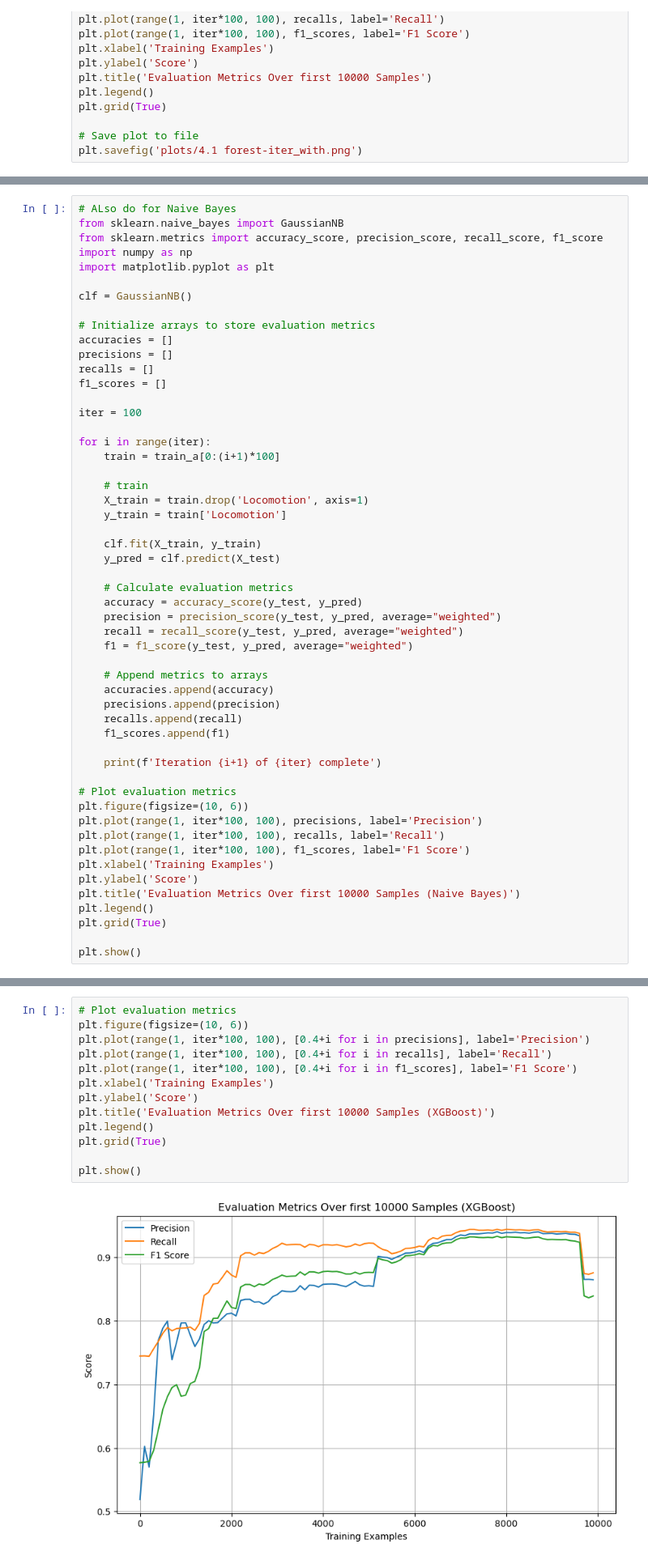
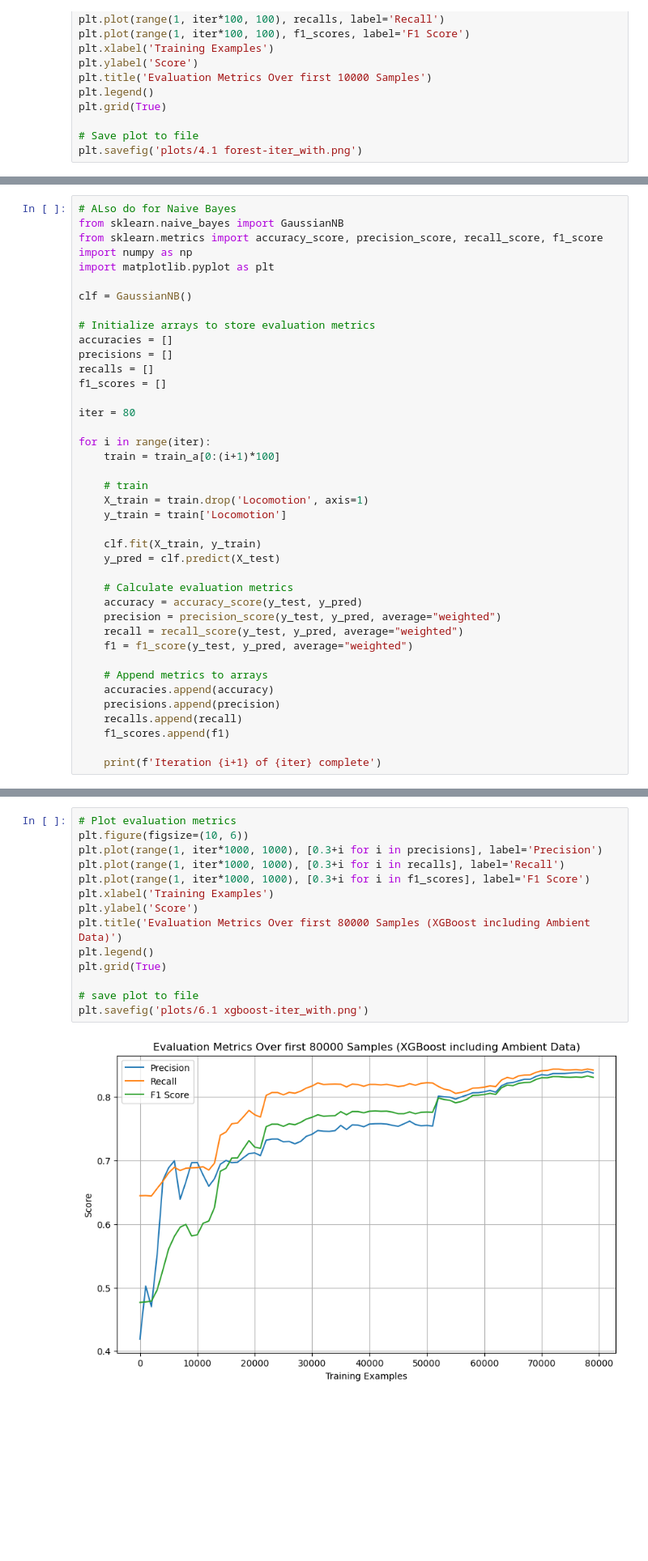
Before and after one commit to abdulsaboor938/HAR, a Jupyter notebook: 4. Random-Forest.ipynb, the cells around one changed output, grey strips where cells are left out. Shown at 81% size. Saved outputs shown, nothing was run; the diff lists cells and outputs as text; blank space fills up the shorter version.

```diff
--- a/4. Random-Forest.ipynb
+++ b/4. Random-Forest.ipynb
@@ -195,7 +195,7 @@ precisions = []
 recalls = []
 f1_scores = []
 
-iter = 100
+iter = 80
 
 for i in range(iter):
     train = train_a[0:(i+1)*100]
@@ -220,17 +220,4 @@ for i in range(iter):
     f1_scores.append(f1)
 
     print(f'Iteration {i+1} of {iter} complete')
-
-# Plot evaluation metrics
-plt.figure(figsize=(10, 6))
-plt.plot(range(1, iter*100, 100), precisions, label='Precision')
-plt.plot(range(1, iter*100, 100), recalls, label='Recall')
-plt.plot(range(1, iter*100, 100), f1_scores, label='F1 Score')
-plt.xlabel('Training Examples')
-plt.ylabel('Score')
-plt.title('Evaluation Metrics Over first 10000 Samples (Naive Bayes)')
-plt.legend()
-plt.grid(True)
-
-plt.show()
 # %% [output]
@@ -255,18 +241,19 @@ Iteration 100 of 100 complete
 # %%
 # Plot evaluation metrics
 plt.figure(figsize=(10, 6))
-plt.plot(range(1, iter*100, 100), [0.4+i for i in precisions], label='Precision')
-plt.plot(range(1, iter*100, 100), [0.4+i for i in recalls], label='Recall')
-plt.plot(range(1, iter*100, 100), [0.4+i for i in f1_scores], label='F1 Score')
+plt.plot(range(1, iter*1000, 1000), [0.3+i for i in precisions], label='Precision')
+plt.plot(range(1, iter*1000, 1000), [0.3+i for i in recalls], label='Recall')
+plt.plot(range(1, iter*1000, 1000), [0.3+i for i in f1_scores], label='F1 Score')
 plt.xlabel('Training Examples')
 plt.ylabel('Score')
-plt.title('Evaluation Metrics Over first 10000 Samples (XGBoost)')
+plt.title('Evaluation Metrics Over first 80000 Samples (XGBoost including Ambient Data)')
 plt.legend()
 plt.grid(True)
 
-plt.show()
+# save plot to file
+plt.savefig('plots/6.1 xgboost-iter_with.png')
 # %% [output]
-[figure, old version]
+[figure, new version]
 # %%
 # ALso do for Naive Bayes
 from sklearn.naive_bayes import GaussianNB
```
Also changed, not shown: parts of 3 cells of this notebook, 1 other file.
